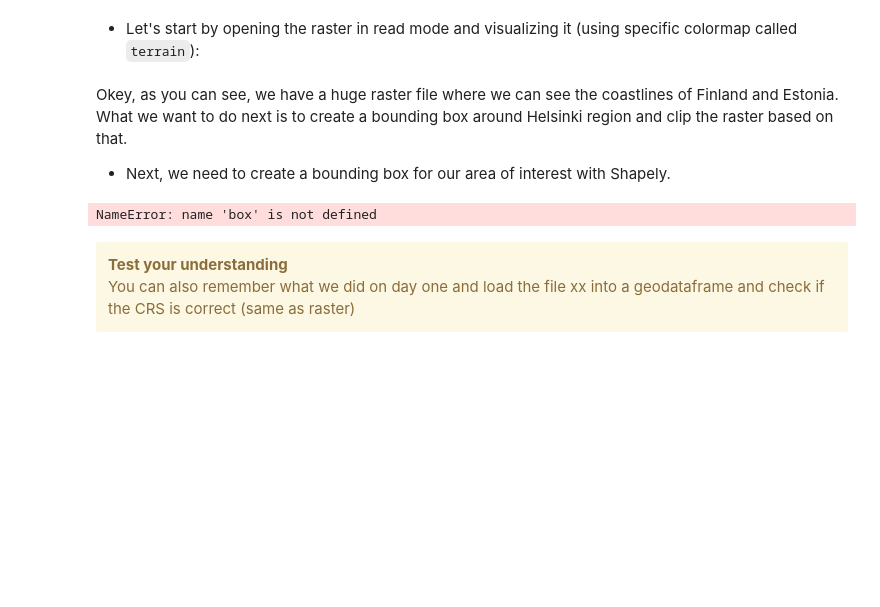
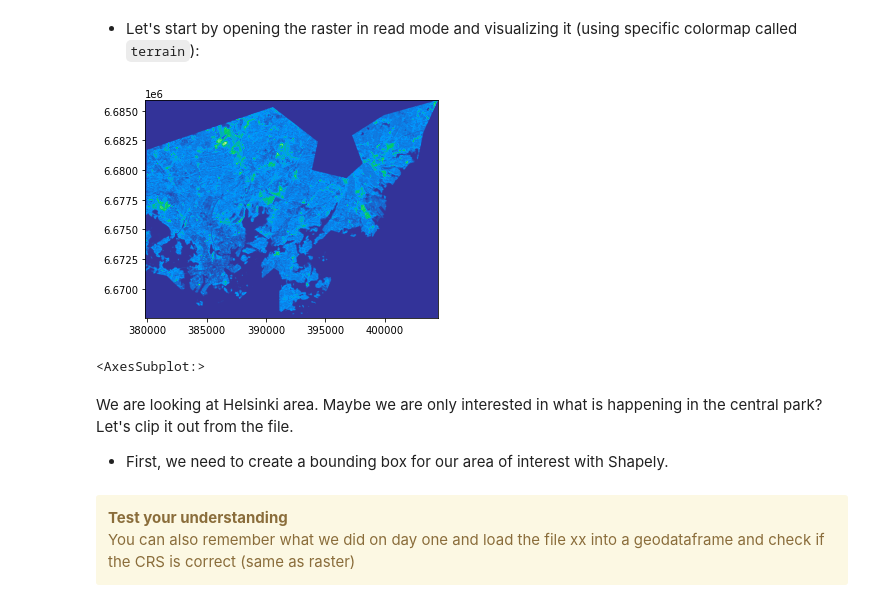
Before and after one commit to csc-training/PythonGIS_CSC, a Jupyter notebook: Raster/rasterlesson.ipynb, the cells around one changed output. Saved outputs shown, nothing was run; the diff lists cells and outputs as text; code cells hidden in the pictures; blank space fills up the shorter version.

```diff
--- a/Raster/rasterlesson.ipynb
+++ b/Raster/rasterlesson.ipynb
@@ -375,22 +375,29 @@ out_tif = os.path.join(data_dir, "Helsinki_Masked.tif")
 # %% [markdown]
 - Let's start by opening the raster in read mode and visualizing it (using specific colormap called `terrain`):
 # %%
-# Read the data
-data = rasterio.open(fp)
+
 
 # Visualize the NIR band
-show((data, 4), cmap='terrain')
+show((raster, 4), cmap='terrain')
+# %% [output]
+[figure, added]
+<AxesSubplot:>
-# %% [markdown]
-Okey, as you can see, we have a huge raster file where we can see the coastlines of Finland and Estonia. What we want to do next is to create a bounding box around Helsinki region and clip the raster based on that.
-
-- Next, we need to create a bounding box for our area of interest with Shapely.
+# %% [markdown]
+We are looking at Helsinki area. Maybe we are only interested in what is happening in the central park? Let's clip it out from the file.
+
+- First, we need to create a bounding box for our area of interest with Shapely.
 # %%
 # WGS84 coordinates
-minx, miny = 24.60, 60.00
-maxx, maxy = 25.22, 60.35
+#Helsinki
+#minx, miny = 24.60, 60.00
+#maxx, maxy = 25.22, 60.35
+#Central park
+minx, miny = 24.90, 60.19
+maxx, maxy = 24.94, 60.22
+#Suomenlinna
+#minx, miny = 24.9, 60.13
+#maxx, maxy = 25.1, 60.15
 bbox = box(minx, miny, maxx, maxy)
-# %% [output]
-NameError: name 'box' is not defined
 # %% [markdown]
 <div class="alert alert-block alert-warning">
     <b>Test your understanding</b> <br>
```
Also changed, not shown: parts of 71 cells of this notebook, 3 other files.
